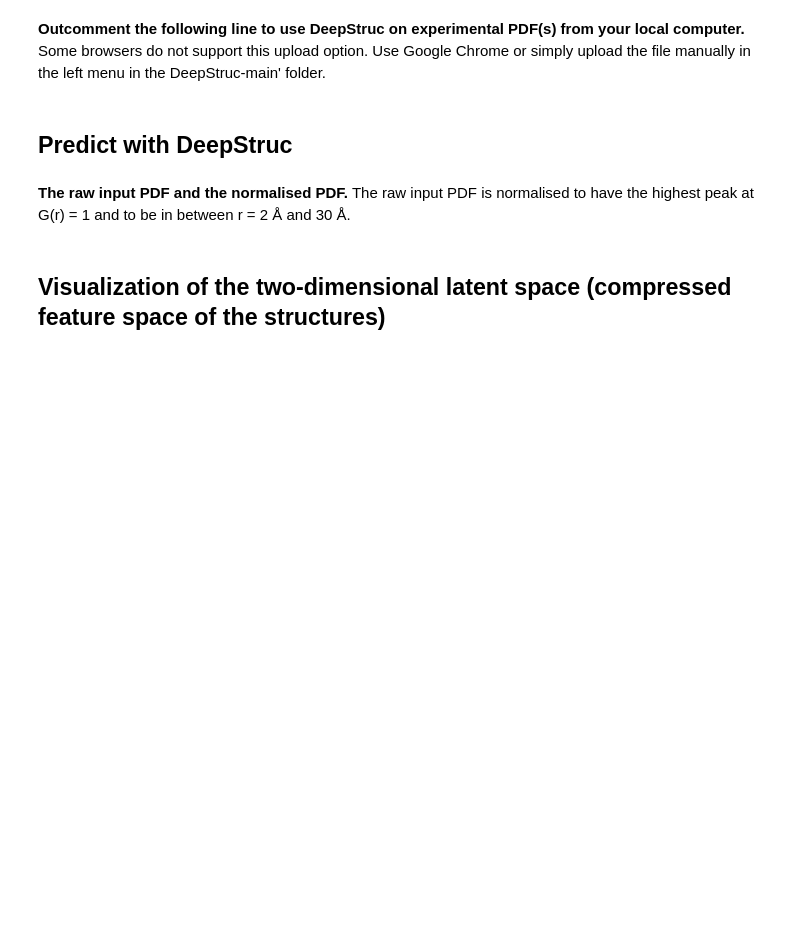
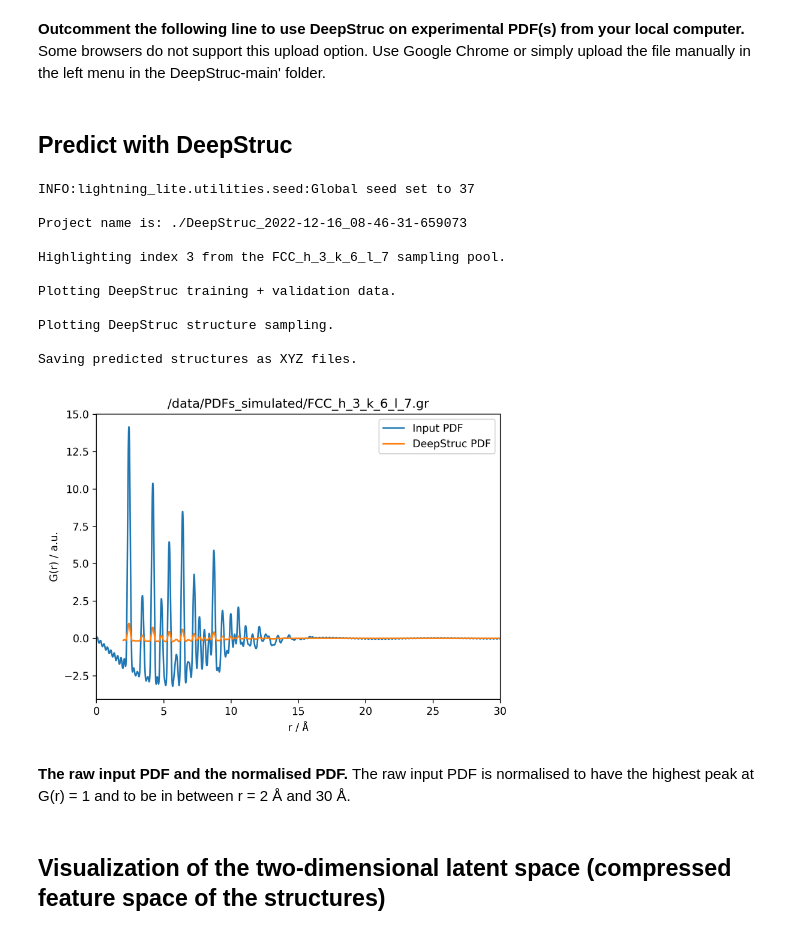
Before and after one commit to EmilSkaaning/DeepStruc, a Jupyter notebook: DeepStruc.ipynb, the cells around one changed output. Cells and saved outputs as stored; diff of their text form; code cells hidden in the pictures; blank space fills up the shorter version.

```diff
--- a/DeepStruc.ipynb
+++ b/DeepStruc.ipynb
@@ -50,13 +50,26 @@ Some browsers do not support this upload option. Use Google Chrome or simply upl
 # %%
 # Use DeepStruc on the uploaded PDF(s)
 !python predict.py -d $PDFFile -n $Nstructures -s $sigma -p $plot -i $structure
 
 # Get the latest results
 all_subdirs = [d for d in os.listdir('.') if os.path.isdir(d)]
 latest_subdir = max(all_subdirs, key=os.path.getmtime)
 
 # Plot the latent space
-#Image(latest_subdir + '/PDFs.png', width = 480, height = 360)
+Image(latest_subdir + '/PDFs.png', width = 480, height = 360)
+# %% [output]
+INFO:lightning_lite.utilities.seed:Global seed set to 37
+
+Project name is: ./DeepStruc_2022-12-16_08-46-31-659073
+
+Highlighting index 3 from the FCC_h_3_k_6_l_7 sampling pool.
+
+Plotting DeepStruc training + validation data.
+
+Plotting DeepStruc structure sampling.
+
+Saving predicted structures as XYZ files.
+[figure, added]
 # %% [markdown]
 **The raw input PDF and the normalised PDF.** The raw input PDF is normalised to have the highest peak at G(r) = 1 and to be in between r = 2 Å and 30 Å.
 # %% [markdown]
```
Also changed, not shown: parts of 2 cells of this notebook.
